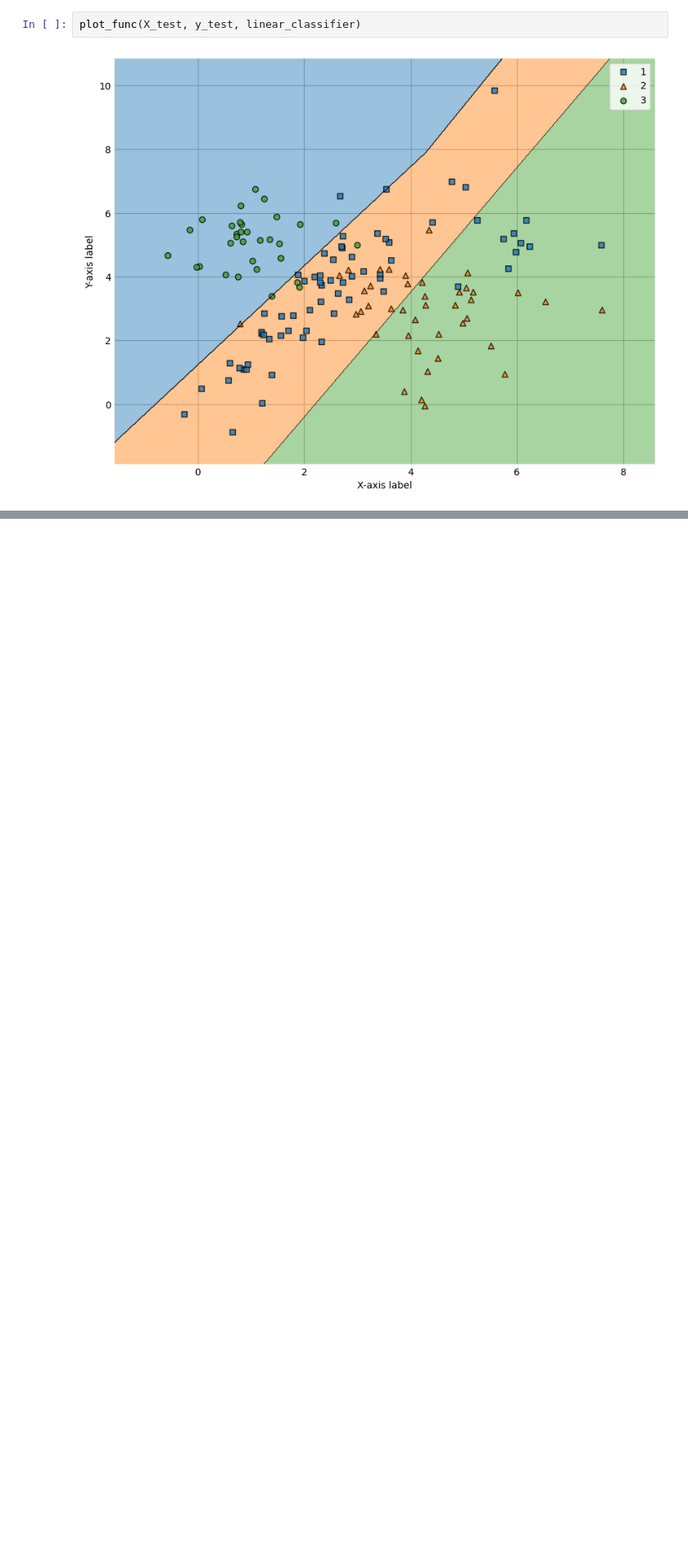
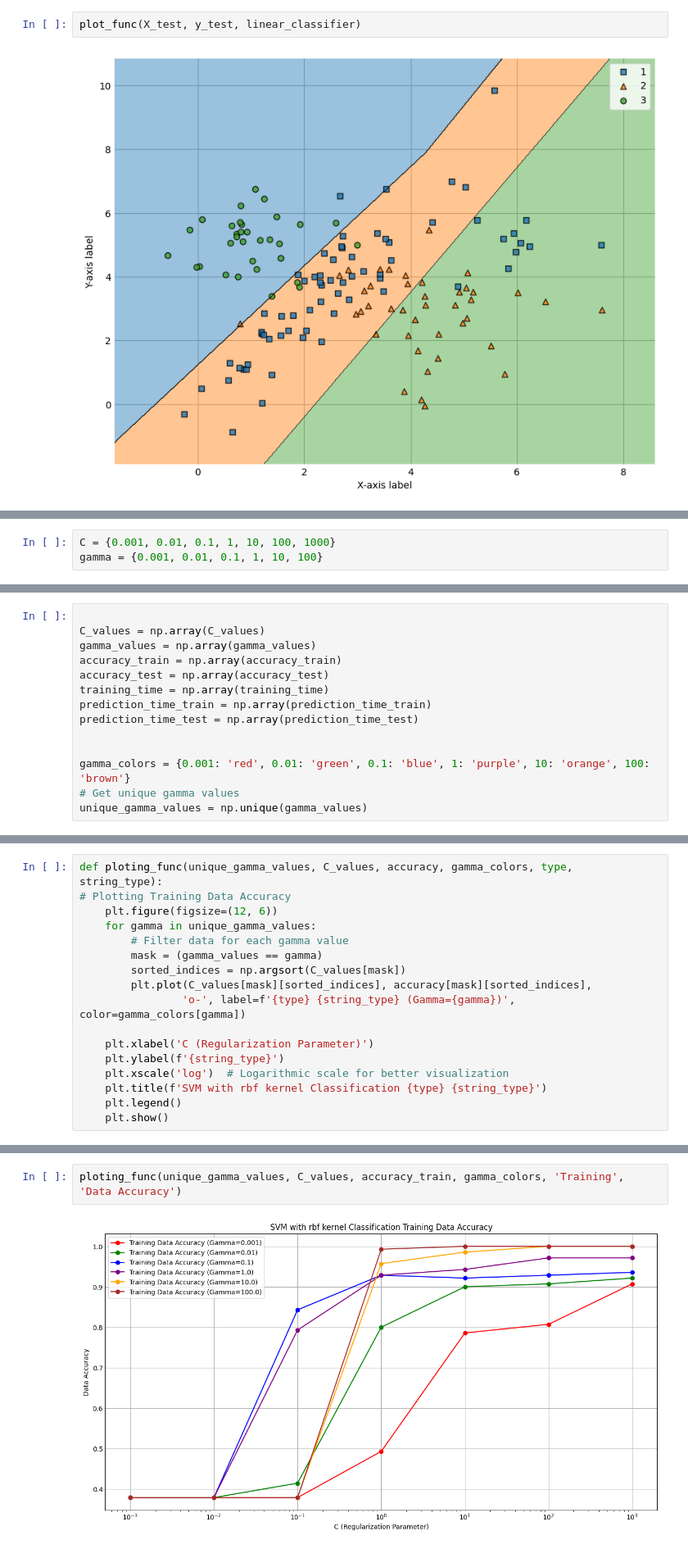
Before and after one commit to Elemxm/Pattern-Recognition, a Jupyter notebook: svm.ipynb, the cells around one changed output, grey strips where cells are left out. Shown at 82% size. Cells and saved outputs as stored; diff of their text form; blank space fills up the shorter version.

```diff
--- a/svm.ipynb
+++ b/svm.ipynb
@@ -132,0 +107,3 @@ plot_func(X_test, y_test, linear_classifier)
+# %%
+C = {0.001, 0.01, 0.1, 1, 10, 100, 1000}
+gamma = {0.001, 0.01, 0.1, 1, 10, 100}
@@ -182,0 +189,14 @@ print(f"Results are saved to {output_file}")
+# %%
+
+C_values = np.array(C_values)
+gamma_values = np.array(gamma_values)
+accuracy_train = np.array(accuracy_train)
+accuracy_test = np.array(accuracy_test)
+training_time = np.array(training_time)
+prediction_time_train = np.array(prediction_time_train)
+prediction_time_test = np.array(prediction_time_test)
+
+
+gamma_colors = {0.001: 'red', 0.01: 'green', 0.1: 'blue', 1: 'purple', 10: 'orange', 100: 'brown'}
+# Get unique gamma values
+unique_gamma_values = np.unique(gamma_values)
@@ -182,0 +205,17 @@ print(f"Results are saved to {output_file}")
+# %%
+def ploting_func(unique_gamma_values, C_values, accuracy, gamma_colors, type, string_type):
+# Plotting Training Data Accuracy
+    plt.figure(figsize=(12, 6))
+    for gamma in unique_gamma_values:
+        # Filter data for each gamma value
+        mask = (gamma_values == gamma)
+        sorted_indices = np.argsort(C_values[mask])
+        plt.plot(C_values[mask][sorted_indices], accuracy[mask][sorted_indices],
+                'o-', label=f'{type} {string_type} (Gamma={gamma})', color=gamma_colors[gamma])
+
+    plt.xlabel('C (Regularization Parameter)')
+    plt.ylabel(f'{string_type}')
+    plt.xscale('log')  # Logarithmic scale for better visualization
+    plt.title(f'SVM with rbf kernel Classification {type} {string_type}')
+    plt.legend()
+    plt.show()
@@ -182,0 +224,4 @@ print(f"Results are saved to {output_file}")
+# %%
+ploting_func(unique_gamma_values, C_values, accuracy_train, gamma_colors, 'Training', 'Data Accuracy')
+# %% [output]
+[figure, added]
```
Also changed, not shown: parts of 49 cells of this notebook.
